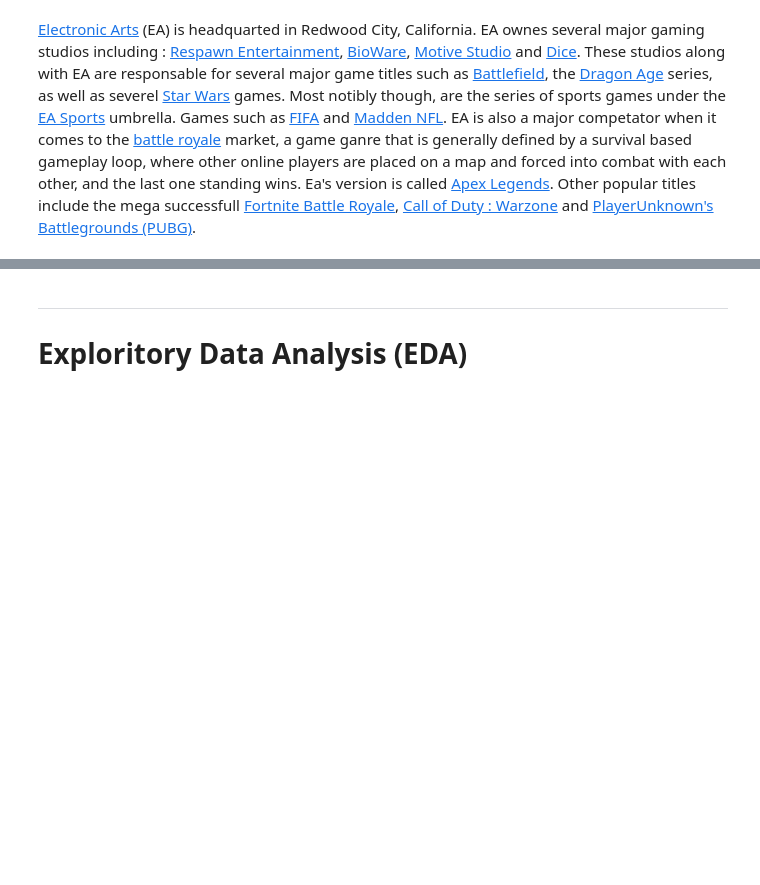
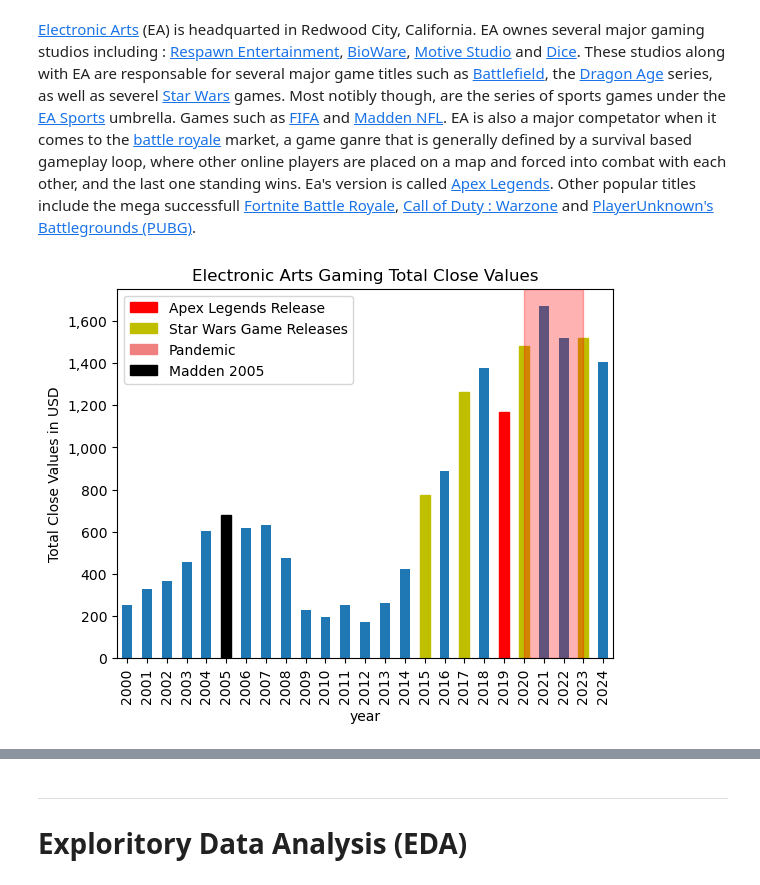
Before and after one commit to Djohnson1313/gaming_company_stocks_analysis, a Jupyter notebook: gaming_stocks_analysis.ipynb, the cells around one changed output, grey strips where cells are left out. Drawn from its saved outputs; the diff is of its cells as text; code cells hidden in the pictures; blank space fills up the shorter version.

```diff
--- a/gaming_stocks_analysis.ipynb
+++ b/gaming_stocks_analysis.ipynb
@@ -436,0 +433,48 @@ micro.head()
+# %%
+fig, ax = plt.subplots()
+
+ea = df[df['Company'] == 'Electronic Arts'].copy()
+ea_sort = ea.groupby('year')['Close'].sum()
+ax = ea_sort.plot(kind = 'bar')
+
+# EA games release dates
+ax.patches[5].set_color('k')
+ax.patches[15].set_color('y')
+ax.patches[17].set_color('y')
+ax.patches[19].set_color('r')
+ax.patches[20].set_color('y')
+ax.patches[23].set_color('y')
+#ax.patches[7].set_color('g')
+#ax.patches[9].set_color('g')
+#ax.patches[10].set_color('g')
+#ax.patches[12].set_color('g')
+#ax.patches[17].set_color('g')
+#ax.patches[21].set_color('g')
+
+# console release dates
+#ax.axvline([1], color = 'k')
+#ax.axvline([5], color = 'k')
+#ax.axvline([13], color = 'k')
+#ax.axvline([20], color = 'k')
+
+# pandemic
+plt.axvspan(20, 23, color = 'r', alpha = 0.3)
+
+ax.get_yaxis().set_major_formatter(
+    plt.FuncFormatter(lambda x, p: format(int(x), ','))) # format labels
+
+#legend creation
+apex_release = mpatches.Patch(color = 'r', label = 'Apex Legends Release')
+starwars_release = mpatches.Patch(color = 'y', label = 'Star Wars Game Releases')
+pandemic = mpatches.Patch(color = 'lightcoral', label = 'Pandemic')
+madden = mpatches.Patch(color = 'k', label = "Madden 2005")
+
+#labels
+ax.set_title('Electronic Arts Gaming Total Close Values')
+ax.set_ylabel('Total Close Values in USD')
+
+#output
+plt.legend(handles = [apex_release, starwars_release, pandemic, madden])
+plt.show();
+# %% [output]
+[figure, added]
```
Also changed, not shown: parts of 2 cells of this notebook.
